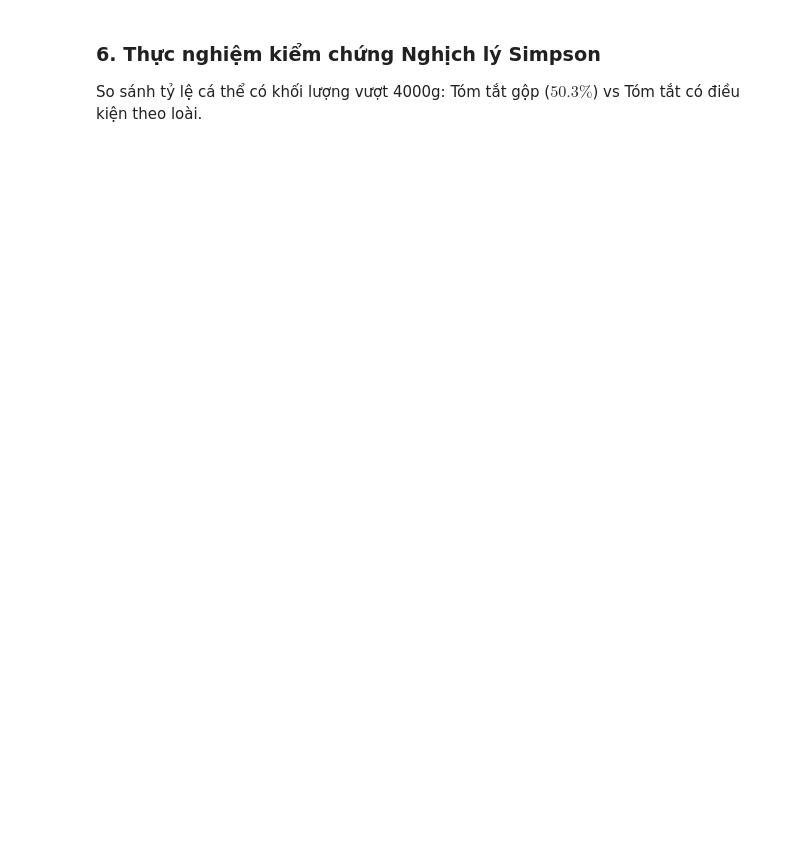
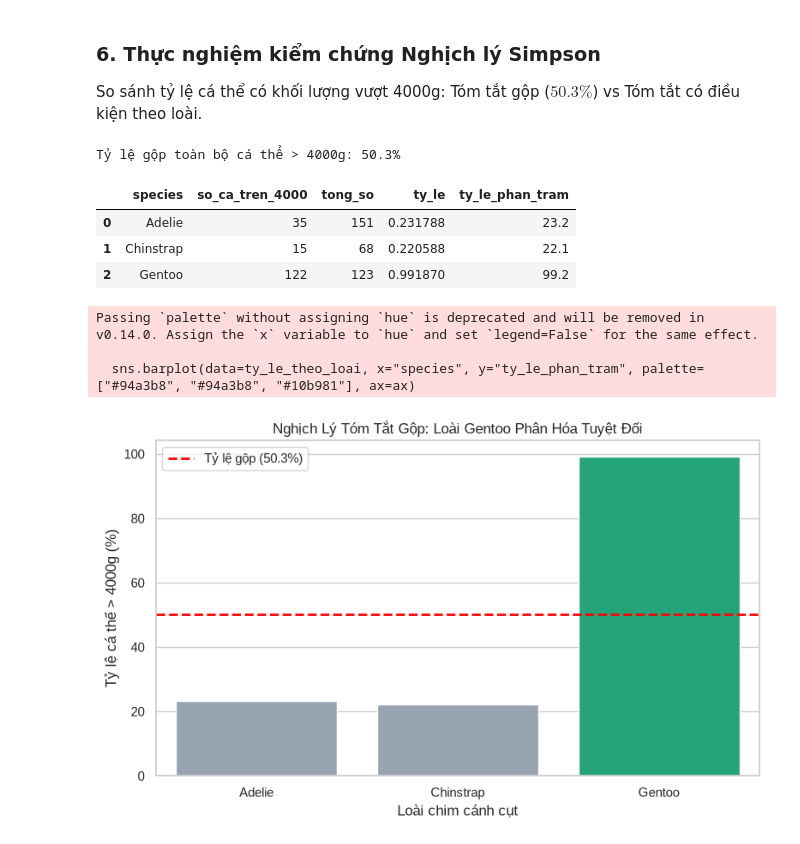
Before and after one commit to ThanhtunggS/probability_and_statistics, a Jupyter notebook: Week3/lab03-thuc-hanh homework.ipynb, the cells around one changed output. Saved outputs shown, nothing was run; the diff lists cells and outputs as text; code cells hidden in the pictures; blank space fills up the shorter version.

```diff
--- a/Week3/lab03-thuc-hanh homework.ipynb
+++ b/Week3/lab03-thuc-hanh homework.ipynb
@@ -27,3 +134,41 @@ Tính các đặc trưng trung bình và độ lệch chuẩn của các loài c
 # %% [markdown]
 ### 6. Thực nghiệm kiểm chứng Nghịch lý Simpson
 So sánh tỷ lệ cá thể có khối lượng vượt 4000g: Tóm tắt gộp ($50.3\%$) vs Tóm tắt có điều kiện theo loài.
+# %%
+df_valid_mass = df_penguins.dropna(subset=["body_mass_g"]).copy()
+df_valid_mass["tren_4000g"] = df_valid_mass["body_mass_g"] > 4000
+
+ty_le_gop = df_valid_mass["tren_4000g"].mean()
+print(f"Tỷ lệ gộp toàn bộ cá thể > 4000g: {ty_le_gop * 100:.1f}%")
+
+ty_le_theo_loai = (
+    df_valid_mass
+    .groupby("species")["tren_4000g"]
+    .agg(
+        so_ca_tren_4000="sum",
+        tong_so="count",
+        ty_le="mean"
+    )
+    .reset_index()
+)
+ty_le_theo_loai["ty_le_phan_tram"] = (ty_le_theo_loai["ty_le"] * 100).round(1)
+display(ty_le_theo_loai)
+
+# Trực quan hóa so sánh
+fig, ax = plt.subplots(figsize=(8, 5))
+sns.barplot(data=ty_le_theo_loai, x="species", y="ty_le_phan_tram", hue='species', legend=False, palette=["#94a3b8", "#94a3b8", "#10b981"], ax=ax)
+ax.axhline(ty_le_gop * 100, color="red", linestyle="--", linewidth=2, label=f"Tỷ lệ gộp ({ty_le_gop*100:.1f}%)")
+ax.set(title="Nghịch Lý Tóm Tắt Gộp: Loài Gentoo Phân Hóa Tuyệt Đối", xlabel="Loài chim cánh cụt", ylabel="Tỷ lệ cá thể > 4000g (%)")
+ax.legend()
+plt.tight_layout()
+plt.show()
+# %% [output]
+Tỷ lệ gộp toàn bộ cá thể > 4000g: 50.3%
+|  | species | so_ca_tren_4000 | tong_so | ty_le | ty_le_phan_tram |
+| 0 | Adelie | 35 | 151 | 0.231788 | 23.2 |
+| 1 | Chinstrap | 15 | 68 | 0.220588 | 22.1 |
+| 2 | Gentoo | 122 | 123 | 0.991870 | 99.2 |
+Passing `palette` without assigning `hue` is deprecated and will be removed in v0.14.0. Assign the `x` variable to `hue` and set `legend=False` for the same effect.
+
+  sns.barplot(data=ty_le_theo_loai, x="species", y="ty_le_phan_tram", palette=["#94a3b8", "#94a3b8", "#10b981"], ax=ax)
+[figure, added]
```
Also changed, not shown: parts of 5 cells of this notebook, 8 other files.
